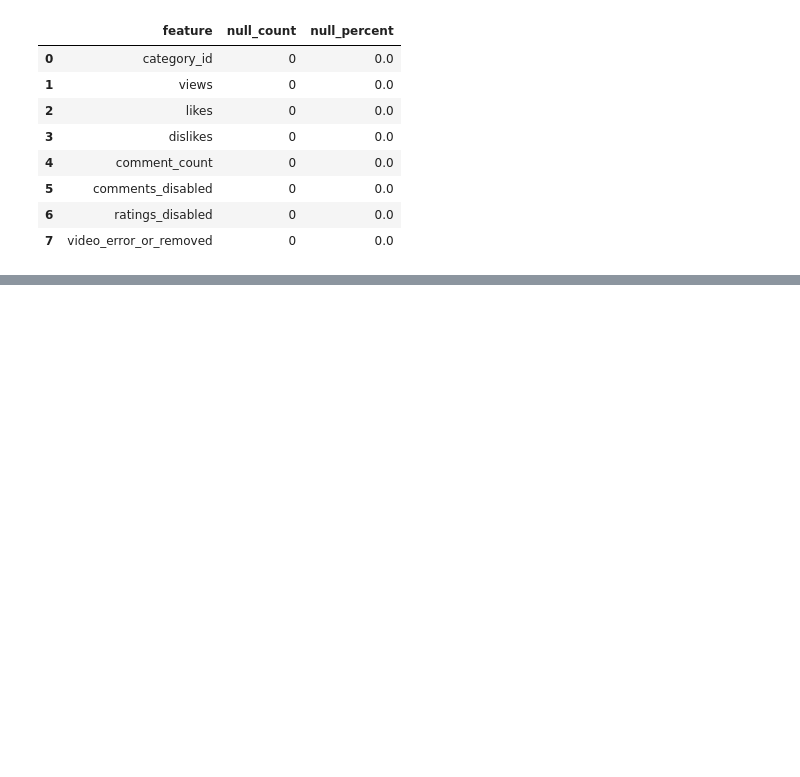
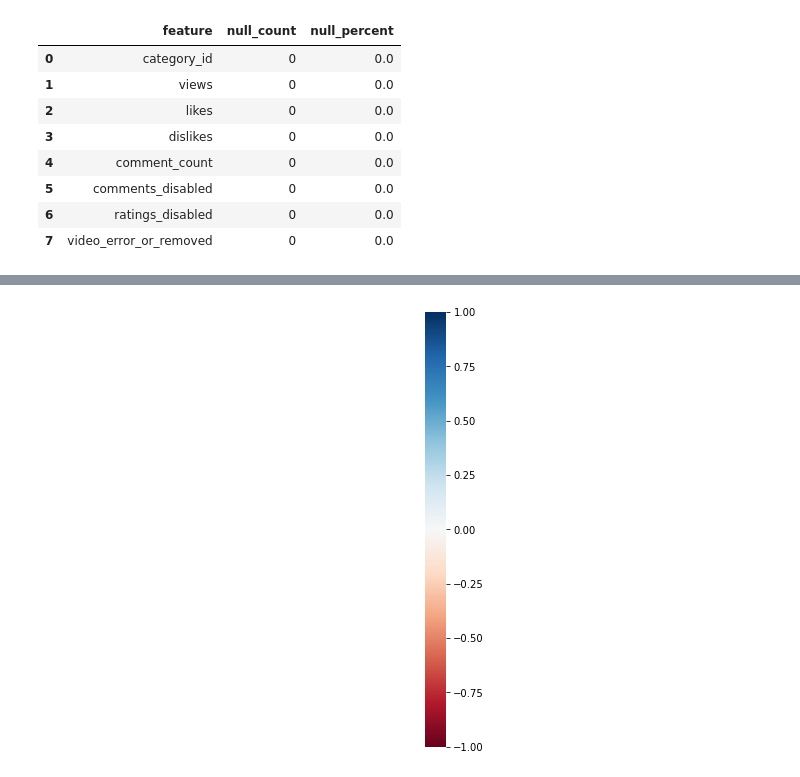
Before and after one commit to ashen007/youtube_trending, a Jupyter notebook: trending.ipynb, the cells around one changed output, grey strips where cells are left out. Drawn from its saved outputs; the diff is of its cells as text; code cells hidden in the pictures; blank space fills up the shorter version.

```diff
--- a/trending.ipynb
+++ b/trending.ipynb
@@ -235,0 +237,6 @@ plt.show()
+# %%
+# nullity heatmap
+missingno.heatmap(df,figsize=[8,8])
+plt.show()
+# %% [output]
+[figure, added]
```
Also changed, not shown: parts of 6 cells of this notebook.
